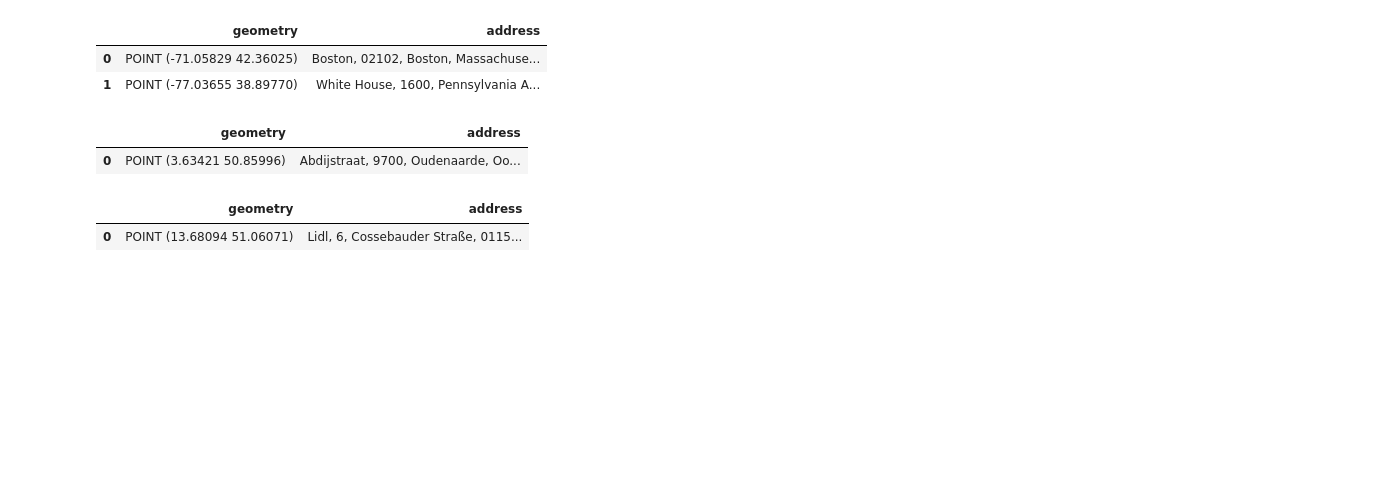
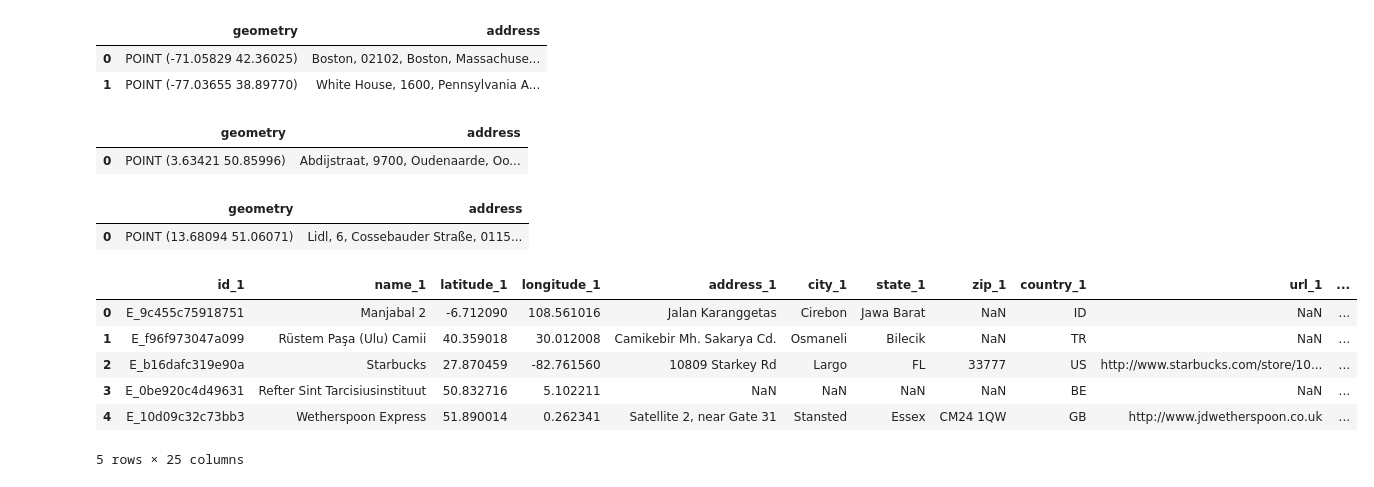
Before and after one commit to ParalogyX/Foursquare_Location_Matching, a Jupyter notebook: test.ipynb, the cells around one changed output. Cells and saved outputs as stored; diff of their text form; code cells hidden in the pictures; blank space fills up the shorter version.

```diff
--- a/test.ipynb
+++ b/test.ipynb
@@ -37,0 +128,12 @@ gpd.tools.geocode(
+# %%
+df_pairs = pd.read_csv('.\\data\\pairs_custom.csv')
+# %%
+df_pairs.head()
+# %% [output]
+|  | id_1 | name_1 | latitude_1 | longitude_1 | address_1 | city_1 | state_1 | zip_1 | country_1 | url_1 | ... |
+| 0 | E_9c455c75918751 | Manjabal 2 | -6.712090 | 108.561016 | Jalan Karanggetas | Cirebon | Jawa Barat | NaN | ID | NaN | ... |
+| 1 | E_f96f973047a099 | Rüstem Paşa (Ulu) Camii | 40.359018 | 30.012008 | Camikebir Mh. Sakarya Cd. | Osmaneli | Bilecik | NaN | TR | NaN | ... |
+| 2 | E_b16dafc319e90a | Starbucks | 27.870459 | -82.761560 | 10809 Starkey Rd | Largo | FL | 33777 | US | http://www.starbucks.com/store/10... | ... |
+| 3 | E_0be920c4d49631 | Refter Sint Tarcisiusinstituut | 50.832716 | 5.102211 | NaN | NaN | NaN | NaN | BE | NaN | ... |
+| 4 | E_10d09c32c73bb3 | Wetherspoon Express | 51.890014 | 0.262341 | Satellite 2, near Gate 31 | Stansted | Essex | CM24 1QW | GB | http://www.jdwetherspoon.co.uk | ... |
+5 rows × 25 columns
```
Also changed, not shown: parts of 14 cells of this notebook.
